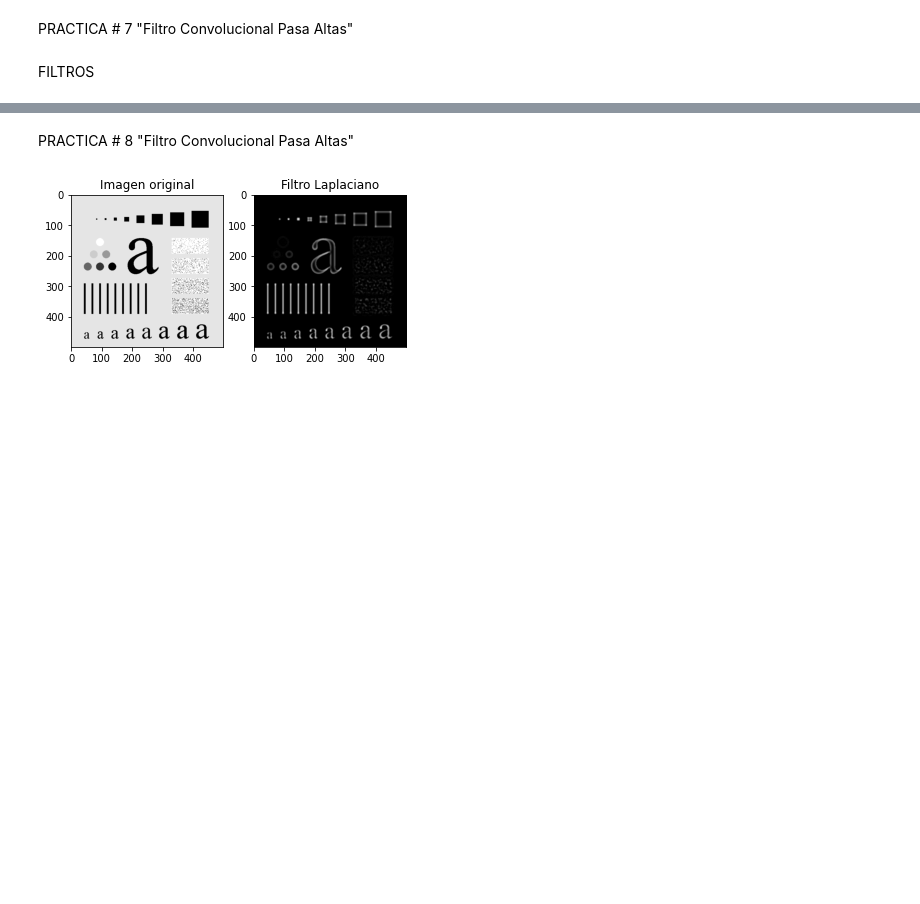
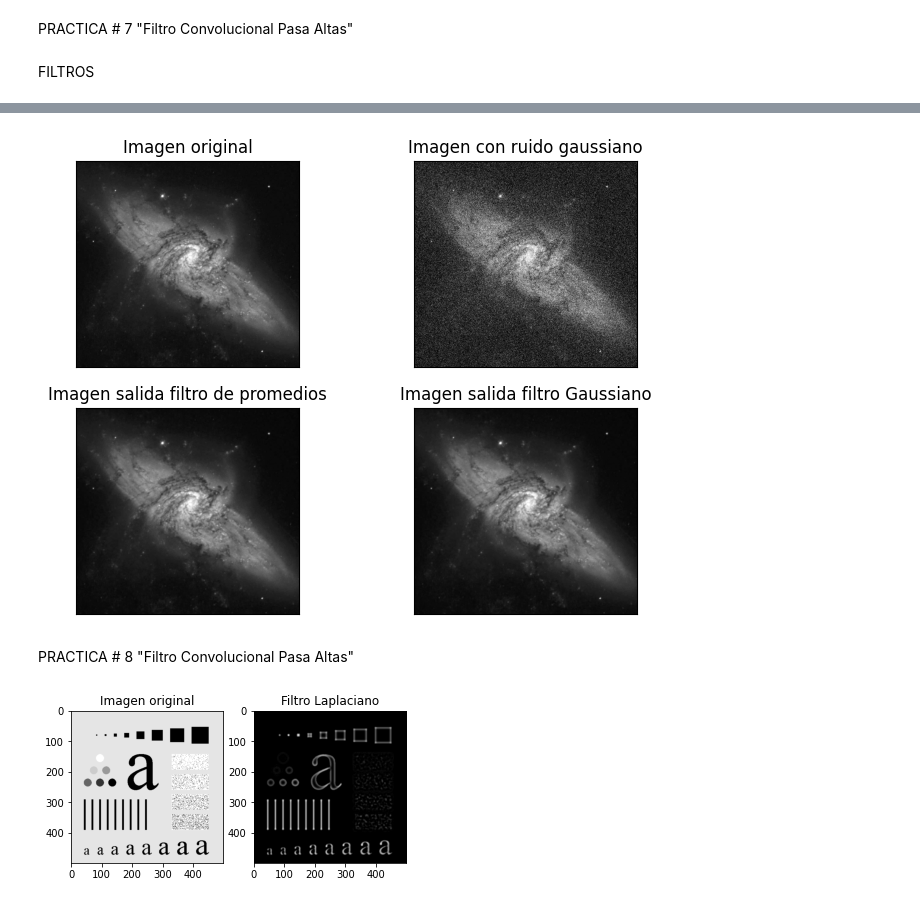
Before and after one commit to ErandiBarrientos/Taller-VC, a Jupyter notebook: Ejercicio_VC.ipynb, the cells around one changed output, grey strips where cells are left out. Cells and saved outputs as stored; diff of their text form; code cells hidden in the pictures; blank space fills up the shorter version.

```diff
--- a/Ejercicio_VC.ipynb
+++ b/Ejercicio_VC.ipynb
@@ -277,31 +284,37 @@ plt.show()
 # %%
 import numpy as np
 import cv2 as cv
 from matplotlib import pyplot as plt
 from matplotlib.pyplot import figure
-
-img = cv.imread('Fig0338.tif', cv.IMREAD_GRAYSCALE)
-
-kernel_3x3 = np.ones((3,3), np.float32) / 9.0
-#display(kernel_3x3)
 from skimage.util import random_noise
 
-img_ruido = random_noise(img,  mode='gaussian', seed=None, clip=True, mean= 0, var = 0.05)
+img = cv.imread('Fig3.30(a).jpg', cv.IMREAD_GRAYSCALE)
+
+#Kernel de promedios
+kernel_3x3 = np.ones((3,3), np.float32) / 9.0
+
+
+img_ruido = random_noise(img,mode='gaussian', seed=None, clip=True, mean= 0, var = 0.05)
 img_ruido = cv.normalize(img_ruido, None, 0, 255, cv.NORM_MINMAX, cv.CV_8U)
 
-output3x3 = cv.filter2D(img_ruido, -1, kernel_3x3)
-blurred = cv.GaussianBlur(img_ruido, (3, 3), cv.BORDER_DEFAULT)
+#output3x3 = cv.filter2D(img_ruido, -1, kernel_3x3)
+output3x3 = cv.filter2D(img, -1, kernel_3x3)
+#blurred = cv.GaussianBlur(img_ruido, (3, 3), cv.BORDER_DEFAULT)
+blurred = cv.GaussianBlur(img, (3, 3), cv.BORDER_DEFAULT)
+
 
 figure(figsize=(8, 6), dpi=100)
 plt.subplot(2,2,1),plt.imshow(img, cmap='gray'), plt.title('Imagen original')
 plt.xticks([]), plt.yticks([])
 plt.subplot(2,2,2),plt.imshow(img_ruido, cmap='gray'), plt.title('Imagen con ruido gaussiano')
 plt.xticks([]), plt.yticks([])
-plt.subplot(2,2,3),plt.imshow(output3x3, cmap='gray'), plt.title('Imagen salida filtro 3x3')
+plt.subplot(2,2,3),plt.imshow(output3x3, cmap='gray'), plt.title('Imagen salida filtro de promedios')
 plt.xticks([]), plt.yticks([])
-plt.subplot(2,2,4),plt.imshow(blurred, cmap='gray'), plt.title('Imagen salida filtro Gaussiano 3x3')
+plt.subplot(2,2,4),plt.imshow(blurred, cmap='gray'), plt.title('Imagen salida filtro Gaussiano')
 plt.xticks([]), plt.yticks([])
 plt.show()
+# %% [output]
+[figure, added]
 # %% [markdown]
 PRACTICA # 8 "Filtro Convolucional Pasa Altas"
 # %%
```
Also changed, not shown: parts of 9 cells of this notebook.
